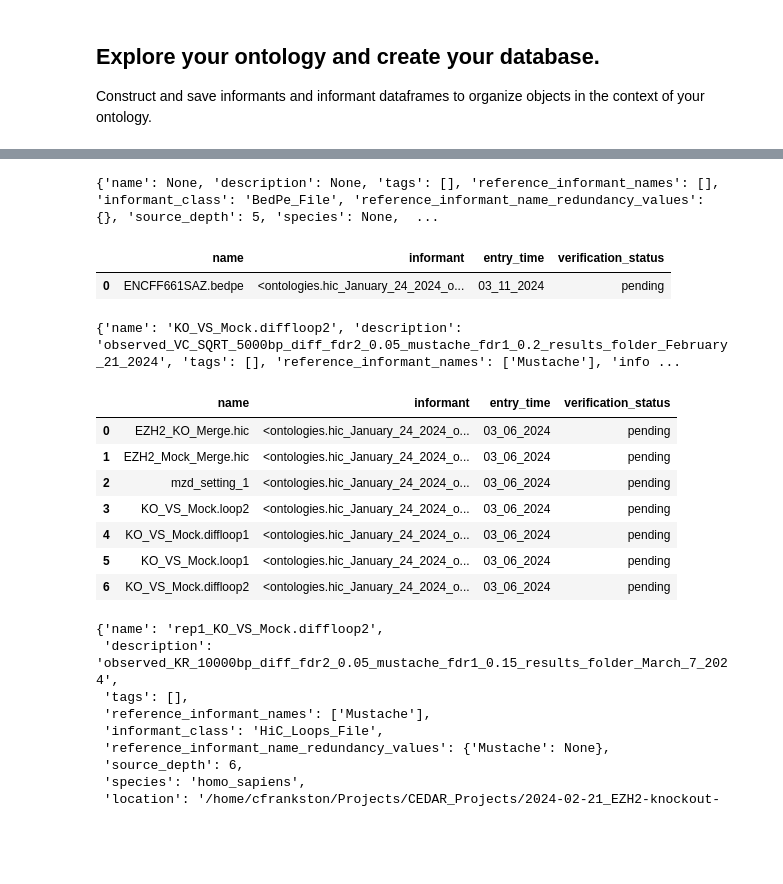
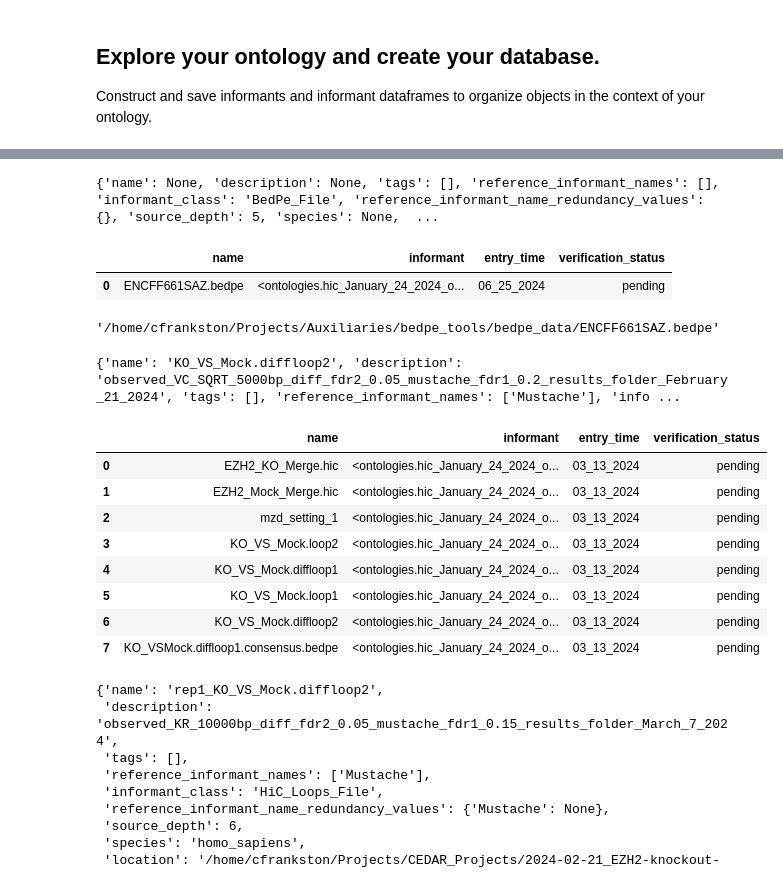
Before and after one commit to cfrankston728/ont_rdb, a Jupyter notebook: ont_rdb/ont_rdb_explorer.ipynb, the cells around one changed output, grey strips where cells are left out. Saved outputs shown, nothing was run; the diff lists cells and outputs as text; code cells hidden in the pictures; blank space fills up the shorter version.

```diff
--- a/ont_rdb/ont_rdb_explorer.ipynb
+++ b/ont_rdb/ont_rdb_explorer.ipynb
@@ -120,6 +123,4 @@ ontology_dataframe
 # %%
-# Initialize an empty informant dataframe object
-my_informant_dataframe = informant_class.Informant_Dataframe()
 
 # Initialize a default BedPe_File informant
 bedpe_inf = BedPe_File()
@@ -149,7 +150,11 @@ my_informant_dataframe.filter("(@genome_assembly_name == 'GRCh38') & (@gz == Fal
 # %% [output]
 {'name': None, 'description': None, 'tags': [], 'reference_informant_names': [], 'informant_class': 'BedPe_File', 'reference_informant_name_redundancy_values': {}, 'source_depth': 5, 'species': None,  ...
 |  | name | informant | entry_time | verification_status |
-| 0 | ENCFF661SAZ.bedpe | <ontologies.hic_January_24_2024_o... | 03_11_2024 | pending |
+| 0 | ENCFF661SAZ.bedpe | <ontologies.hic_January_24_2024_o... | 06_25_2024 | pending |
+# %%
+my_informant_dataframe.df.iloc[0]['informant'].__dict__['location']
+# %% [output]
+'/home/cfrankston/Projects/Auxiliaries/bedpe_tools/bedpe_data/ENCFF661SAZ.bedpe'
 # %%
 this_informant_df = informant_class.Informant_Dataframe()
 
@@ -171,40 +176,43 @@ informants_list.append(HiC_File(name='EZH2_Mock_Merge.hic',
                   hic_type='in_situ'))
 
 #print(KO_hic.__dict__)
 #print('\n')
 
 informants_list.append(hicstraw_getMatrixZoomData_Parameters(name='mzd_setting_1',
                                                       parameters={'chr1':1,
                                                                   'chr2':1,
                                                                   'obs_type':'observed',
                                                                   'norm':'VC_SQRT',
                                                                   'resolution_units':'BP',
                                                                   'res':10000}))
 #print(my_mzd_params.__dict__)
 #(hicstraw_getMatrixZoomData.__dict__)
 
 Mustache = Algorithm()
 
 loop_bedpes_list = informant_class.create_file_informant_list_from_folder(root_folder='/home/cfrankston/Projects/hic_scope/bedpe_files', use_location=True, attribute_sequence=['name'],
                                                                               informant_class=HiC_Loops_File, reference_informant_names=['Mustache'], description='observed_VC_SQRT_5000bp_diff_fdr2_0.05_mustache_fdr1_0.2_results_folder_February_21_2024',
                                                                               genome_assembly_name='GRCh38', gz=False, species='homo_sapiens')
 
 informants_list += (loop_bedpes_list)
 
 this_informant_df.append(informants_list)
 
+this_informant_df.append([HiC_Loops_File(name='KO_VSMock.diffloop1.consensus.bedpe', description='Preliminary consensus loops produced between two Mustache loop calls at different normalizations and fdr rates and an arbitrary consensus score threshold at 10kbp resolution.', reference_informant_names=['Mustache'], tags=['consensus_features', 'EZH2_KO', 'hematopoietic_stem_cells'], genome_assembly_name='GRCh38', gz=False, species='homo_sapiens', location = '/home/cfrankston/Projects/consensus_features/consensus_features/results/KO_VS_Mock.diffloop1.consensus.bedpe')])
+
 print(this_informant_df.df.loc[6]['informant'].__dict__)
 this_informant_df.df
 # %% [output]
 {'name': 'KO_VS_Mock.diffloop2', 'description': 'observed_VC_SQRT_5000bp_diff_fdr2_0.05_mustache_fdr1_0.2_results_folder_February_21_2024', 'tags': [], 'reference_informant_names': ['Mustache'], 'info ...
 |  | name | informant | entry_time | verification_status |
-| 0 | EZH2_KO_Merge.hic | <ontologies.hic_January_24_2024_o... | 03_06_2024 | pending |
-| 1 | EZH2_Mock_Merge.hic | <ontologies.hic_January_24_2024_o... | 03_06_2024 | pending |
-| 2 | mzd_setting_1 | <ontologies.hic_January_24_2024_o... | 03_06_2024 | pending |
-| 3 | KO_VS_Mock.loop2 | <ontologies.hic_January_24_2024_o... | 03_06_2024 | pending |
-| 4 | KO_VS_Mock.diffloop1 | <ontologies.hic_January_24_2024_o... | 03_06_2024 | pending |
-| 5 | KO_VS_Mock.loop1 | <ontologies.hic_January_24_2024_o... | 03_06_2024 | pending |
-| 6 | KO_VS_Mock.diffloop2 | <ontologies.hic_January_24_2024_o... | 03_06_2024 | pending |
+| 0 | EZH2_KO_Merge.hic | <ontologies.hic_January_24_2024_o... | 03_13_2024 | pending |
+| 1 | EZH2_Mock_Merge.hic | <ontologies.hic_January_24_2024_o... | 03_13_2024 | pending |
+| 2 | mzd_setting_1 | <ontologies.hic_January_24_2024_o... | 03_13_2024 | pending |
+| 3 | KO_VS_Mock.loop2 | <ontologies.hic_January_24_2024_o... | 03_13_2024 | pending |
+| 4 | KO_VS_Mock.diffloop1 | <ontologies.hic_January_24_2024_o... | 03_13_2024 | pending |
+| 5 | KO_VS_Mock.loop1 | <ontologies.hic_January_24_2024_o... | 03_13_2024 | pending |
+| 6 | KO_VS_Mock.diffloop2 | <ontologies.hic_January_24_2024_o... | 03_13_2024 | pending |
+| 7 | KO_VSMock.diffloop1.consensus.bedpe | <ontologies.hic_January_24_2024_o... | 03_13_2024 | pending |
 # %%
 this_informant_df.df['verification_status'] = True
 this_informant_df.filter('isinstance(@informant, HiC_Loops_File)', additional_context={'HiC_Loops_File':HiC_Loops_File})
```
Also changed, not shown: parts of 3 cells of this notebook.
